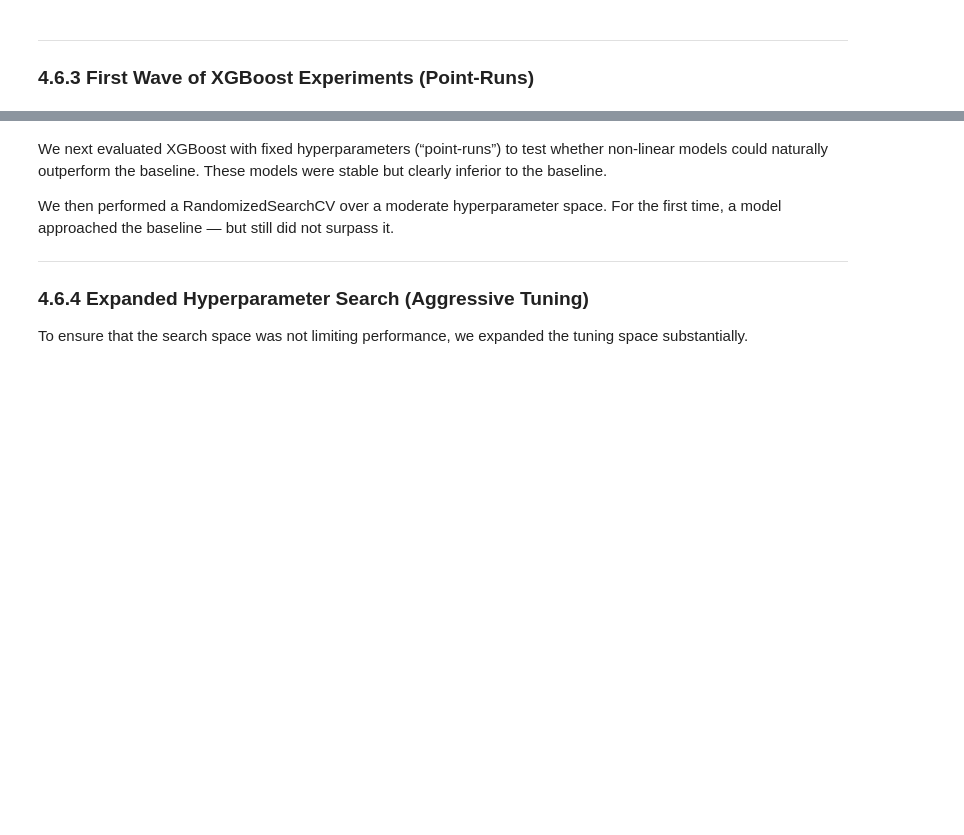
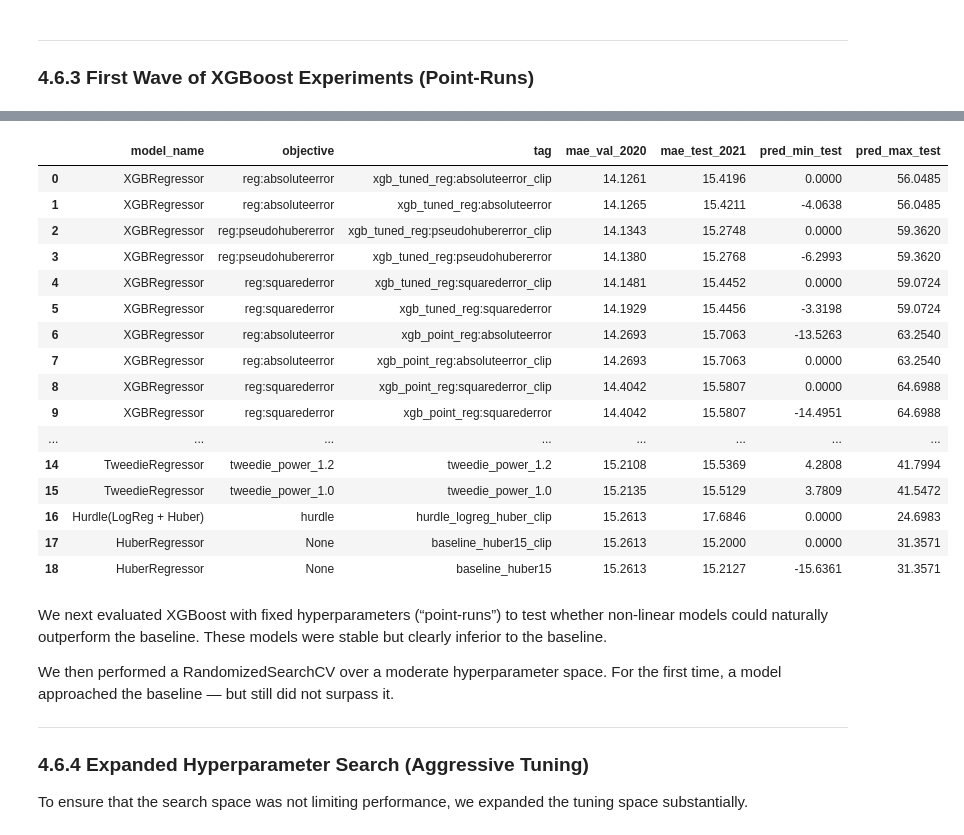
Before and after one commit to Daniel-ASG/PopForecast, a Jupyter notebook: notebooks/04_modeling_robustness.ipynb, the cells around one changed output, grey strips where cells are left out. Cells and saved outputs as stored; diff of their text form; code cells hidden in the pictures; blank space fills up the shorter version.

```diff
--- a/notebooks/04_modeling_robustness.ipynb
+++ b/notebooks/04_modeling_robustness.ipynb
@@ -2029,14 +1278,13 @@ row_huber_clip = {
     "model_name": "HuberRegressor",
     "objective": None,
     "tag": "baseline_huber15_clip",
-    "used_sample_weight": True,
     "mae_val_2020": res_huber.to_dict().get("mae_val_2020"),
     "mae_test_2021": mae_test_clip,
     "pred_min_test": float(y_pred_test_clip.min()),
     "pred_max_test": float(y_pred_test_clip.max()),
 }
-df_results = pd.concat([df_results, pd.DataFrame([row_huber_clip])], ignore_index=True)
-df_results = df_results.drop_duplicates(subset=["tag"], keep="first")
+df_final_results = pd.concat([df_final_results, pd.DataFrame([row_huber_clip])], ignore_index=True)
+df_final_results = df_final_results.drop_duplicates(subset=["tag"], keep="first")
 # %% [markdown]
 This value becomes the **target to beat** for all subsequent models.
 
@@ -2099,7 +1347,6 @@ row_hurdle = {
     "model_name": "Hurdle(LogReg + Huber)",
     "objective": "hurdle",
     "tag": "hurdle_logreg_huber_clip",
-    "used_sample_weight": True,
     "mae_val_2020": res_huber.to_dict().get("mae_val_2020"),
     "mae_test_2021": mae_test_hurdle,
     "pred_min_test": float(y_pred_test_hurdle.min()),
@@ -2107,10 +1354,10 @@ row_hurdle = {
 }
 
 # --- Adicionar ao df_results ---
-df_results = pd.concat([df_results, pd.DataFrame([row_hurdle])], ignore_index=True)
+df_final_results = pd.concat([df_final_results, pd.DataFrame([row_hurdle])], ignore_index=True)
 
 # --- Remover duplicadas por tag ---
-df_results = df_results.drop_duplicates(subset=["tag"], keep="first")
+df_final_results = df_final_results.drop_duplicates(subset=["tag"], keep="first")
 # %% [markdown]
 The model over‑predicts zeros and performs substantially worse than the baseline.
 
@@ -2178,17 +1425,16 @@ for _, r in df_tweedie.iterrows():
         "model_name": "TweedieRegressor",
         "objective": f"tweedie_power_{p}",
         "tag": f"tweedie_power_{p}",
-        "used_sample_weight": True,
         "mae_val_2020": r["mae_val_2020_clip"],
         "mae_test_2021": r["mae_test_2021_clip"],
         "pred_min_test": r["pred_min_test"],
         "pred_max_test": r["pred_max_test"],
     })
 
-df_results = pd.concat([df_results, pd.DataFrame(rows_tweedie_for_df)], ignore_index=True)
+df_final_results = pd.concat([df_final_results, pd.DataFrame(rows_tweedie_for_df)], ignore_index=True)
 
 # garantir que não duplica
-df_results = df_results.drop_duplicates(subset=["tag"], keep="first").reset_index(drop=True)
+df_final_results = df_final_results.drop_duplicates(subset=["tag"], keep="first").reset_index(drop=True)
 # %% [markdown]
 ---
 
@@ -2286,0 +1442,53 @@ df_results = df_results.sort_values("mae_test_2021").reset_index(drop=True)
+# %%
+new_results_batch = []
+
+# 1. Processing Tuned Models
+if 'tuning_champions' in locals():
+    for obj, result in tuning_champions.items():
+        model = result.best_model
+        preds_test = model.predict(X_test.to_numpy(dtype=np.float32))
+        preds_clipped = np.clip(preds_test, 0.0, 100.0)
+
+        new_results_batch.append({
+            "model_name": type(model).__name__,
+            "objective": obj,
+            "tag": f"xgb_tuned_{obj}_clip",
+            "mae_val_2020": result.best_val_mae,
+            "mae_test_2021": float(mean_absolute_error(y_test, preds_clipped)),
+            "pred_min_test": float(preds_clipped.min()),
+            "pred_max_test": float(preds_clipped.max())
+        })
+
+# 2. Processing Point-Runs
+if 'point_run_results' in locals():
+    for res in point_run_results:
+        new_results_batch.append({
+            "model_name": res.get("model_name", "XGBRegressor"),
+            "objective": res.get("objective"),
+            "tag": f"{res['tag']}_clip",
+            "mae_val_2020": res.get("mae_val_2020"),
+            "mae_test_2021": res.get("mae_test_2021_clip", res.get("mae_test_2021")),
+            "pred_min_test": np.clip(res.get("pred_min_test", 0.0), 0.0, 100.0),
+            "pred_max_test": np.clip(res.get("pred_max_test", 100.0), 0.0, 100.0)
+        })
+
+# 3. Create the New Dataframe (Distinct name to avoid overwriting)
+df_cycle3_new = pd.DataFrame(new_results_batch)
+
+# 4. Concatenate with your existing Master Dataframe
+# Assumindo que você re-executou as células anteriores para recuperar o df_final_results original
+if 'df_final_results' in locals():
+    df_final_results = pd.concat([df_final_results, df_cycle3_new], ignore_index=True)
+
+    # Optional: Remove duplicates in case of re-runs based on the 'tag'
+    df_final_results = df_final_results.drop_duplicates(subset=['tag'], keep='last')
+
+    # Final Ranking
+    df_final_results = df_final_results.sort_values("mae_val_2020").reset_index(drop=True)
+
+    print(f"[{time.strftime('%H:%M:%S')}] ✅ Success! New results integrated into the master table.")
+    display(df_final_results)
+else:
+    print("⚠️ Warning: 'df_final_results' not found. Please re-run the previous cells to initialize the master table.")
+    display(df_cycle3_new)
+# %% [output]
@@ -2287,3 +1496,20 @@ df_results = df_results.sort_values("mae_test_2021").reset_index(drop=True)
+|  | model_name | objective | tag | mae_val_2020 | mae_test_2021 | pred_min_test | pred_max_test |
+| 0 | XGBRegressor | reg:absoluteerror | xgb_tuned_reg:absoluteerror_clip | 14.1261 | 15.4196 | 0.0000 | 56.0485 |
+| 1 | XGBRegressor | reg:absoluteerror | xgb_tuned_reg:absoluteerror | 14.1265 | 15.4211 | -4.0638 | 56.0485 |
+| 2 | XGBRegressor | reg:pseudohubererror | xgb_tuned_reg:pseudohubererror_clip | 14.1343 | 15.2748 | 0.0000 | 59.3620 |
+| 3 | XGBRegressor | reg:pseudohubererror | xgb_tuned_reg:pseudohubererror | 14.1380 | 15.2768 | -6.2993 | 59.3620 |
+| 4 | XGBRegressor | reg:squarederror | xgb_tuned_reg:squarederror_clip | 14.1481 | 15.4452 | 0.0000 | 59.0724 |
+| 5 | XGBRegressor | reg:squarederror | xgb_tuned_reg:squarederror | 14.1929 | 15.4456 | -3.3198 | 59.0724 |
+| 6 | XGBRegressor | reg:absoluteerror | xgb_point_reg:absoluteerror | 14.2693 | 15.7063 | -13.5263 | 63.2540 |
+| 7 | XGBRegressor | reg:absoluteerror | xgb_point_reg:absoluteerror_clip | 14.2693 | 15.7063 | 0.0000 | 63.2540 |
+| 8 | XGBRegressor | reg:squarederror | xgb_point_reg:squarederror_clip | 14.4042 | 15.5807 | 0.0000 | 64.6988 |
+| 9 | XGBRegressor | reg:squarederror | xgb_point_reg:squarederror | 14.4042 | 15.5807 | -14.4951 | 64.6988 |
+| ... | ... | ... | ... | ... | ... | ... | ... |
+| 14 | TweedieRegressor | tweedie_power_1.2 | tweedie_power_1.2 | 15.2108 | 15.5369 | 4.2808 | 41.7994 |
+| 15 | TweedieRegressor | tweedie_power_1.0 | tweedie_power_1.0 | 15.2135 | 15.5129 | 3.7809 | 41.5472 |
+| 16 | Hurdle(LogReg + Huber) | hurdle | hurdle_logreg_huber_clip | 15.2613 | 17.6846 | 0.0000 | 24.6983 |
+| 17 | HuberRegressor | None | baseline_huber15_clip | 15.2613 | 15.2000 | 0.0000 | 31.3571 |
+| 18 | HuberRegressor | None | baseline_huber15 | 15.2613 | 15.2127 | -15.6361 | 31.3571 |
 # %% [markdown]
 We next evaluated XGBoost with fixed hyperparameters (“point‑runs”) to test whether non‑linear models could naturally outperform the baseline. These models were stable but clearly inferior to the baseline.
 
```
Also changed, not shown: parts of 81 cells of this notebook.
